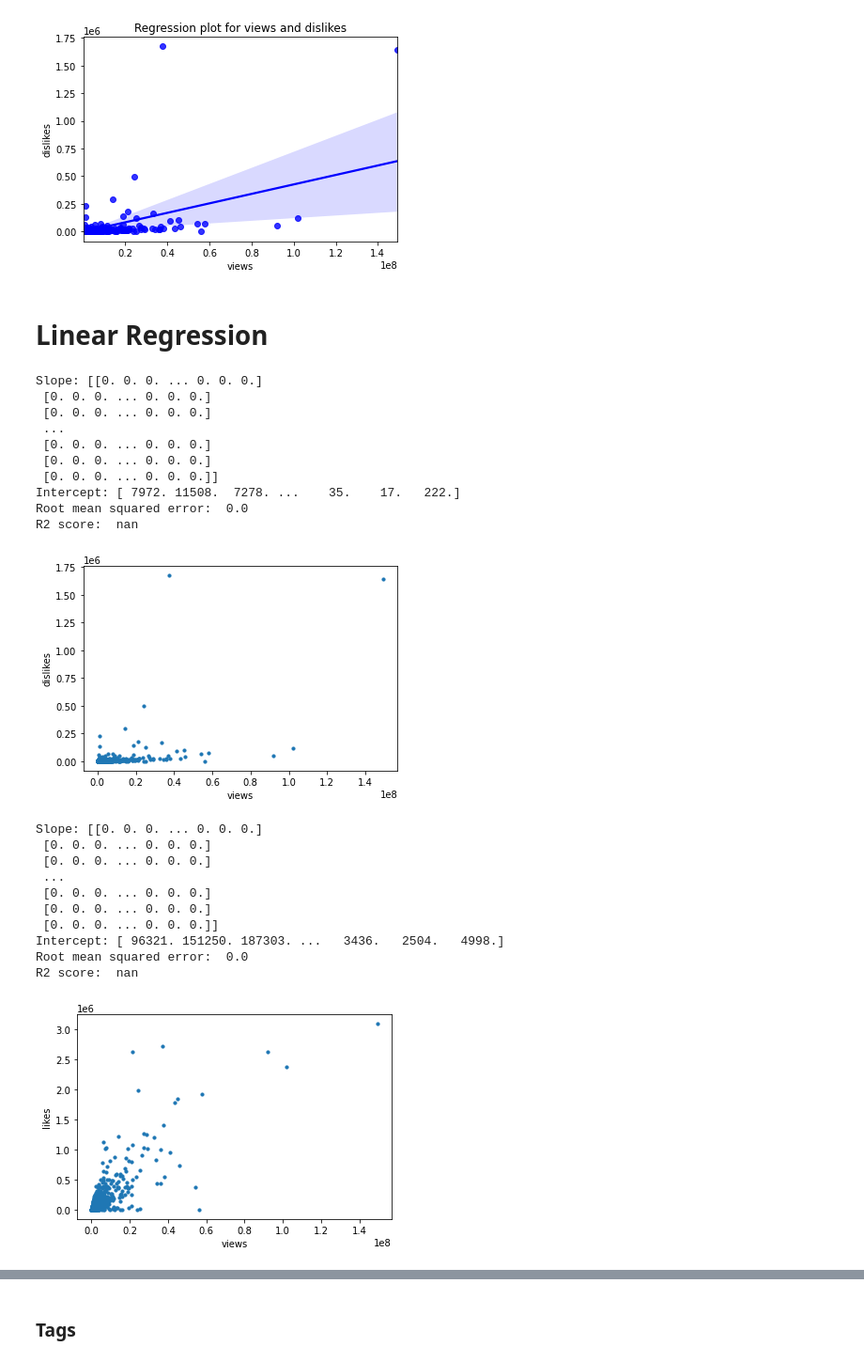
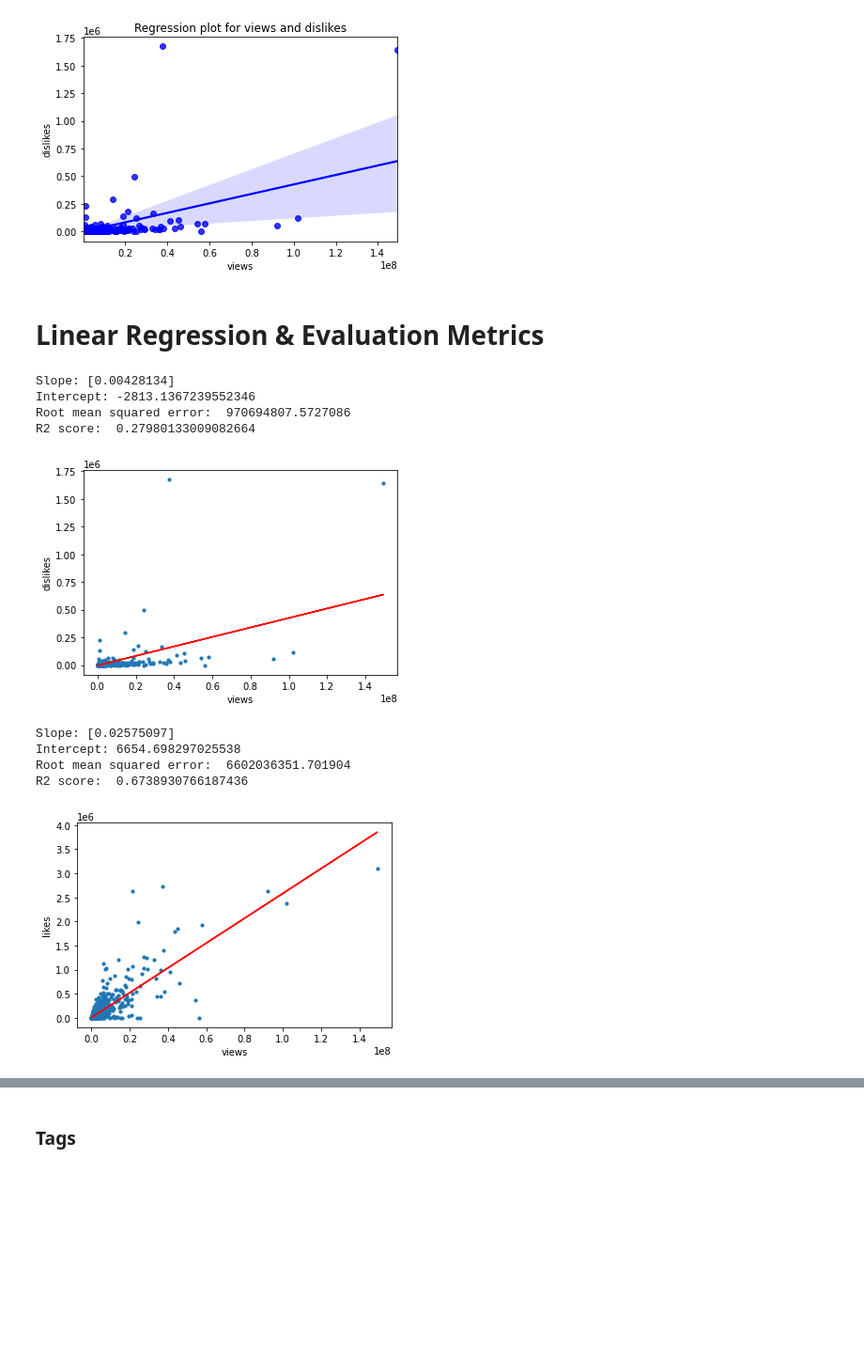
Before and after one commit to COGS118A/Group035-Sp22, a Jupyter notebook: Checkpoint_DataExploration.ipynb, the cells around one changed output, grey strips where cells are left out. Shown: that part at 94% size. Drawn from its saved outputs; the diff is of its cells as text; code cells hidden in the pictures; blank space fills up the shorter version.

Commit message:
Updates to Linear Regression Code

```diff
--- a/Checkpoint_DataExploration.ipynb
+++ b/Checkpoint_DataExploration.ipynb
@@ -47,15 +47,15 @@ plt.title('Regression plot for views and dislikes')
 Text(0.5, 1.0, 'Regression plot for views and dislikes')
 [figure]
 # %% [markdown]
-# Linear Regression
+# Linear Regression & Evaluation Metrics
 # %%
 from sklearn.linear_model import LinearRegression
 from sklearn.metrics import mean_squared_error, r2_score
 
-def linear_regression(var_1,var_2):
+def linear_regression(df,var_1,var_2):
 
-    x = np.array(df[var_1]).reshape(1, -1)
-    y = np.array(df[var_2]).reshape(1, -1)
+    x = np.array(df[[var_1]])
+    y = np.array(df[var_2])
 
     # Model initialization
     regression_model = LinearRegression()
@@ -84,31 +84,19 @@ def linear_regression(var_1,var_2):
     plt.plot(x, y_predicted, color='red')
     plt.show()
 # %%
-linear_regression('views','dislikes')
+linear_regression(df,'views','dislikes')
 # %% [output]
-Slope: [[0. 0. 0. ... 0. 0. 0.]
- [0. 0. 0. ... 0. 0. 0.]
- [0. 0. 0. ... 0. 0. 0.]
- ...
- [0. 0. 0. ... 0. 0. 0.]
- [0. 0. 0. ... 0. 0. 0.]
- [0. 0. 0. ... 0. 0. 0.]]
-Intercept: [ 7972. 11508.  7278. ...    35.    17.   222.]
-Root mean squared error:  0.0
-R2 score:  nan
+Slope: [0.00428134]
+Intercept: -2813.1367239552346
+Root mean squared error:  970694807.5727086
+R2 score:  0.27980133009082664
-[figure, old version]
+[figure, new version]
 # %%
-linear_regression('views','likes')
+linear_regression(df,'views','likes')
 # %% [output]
-Slope: [[0. 0. 0. ... 0. 0. 0.]
- [0. 0. 0. ... 0. 0. 0.]
- [0. 0. 0. ... 0. 0. 0.]
- ...
- [0. 0. 0. ... 0. 0. 0.]
- [0. 0. 0. ... 0. 0. 0.]
- [0. 0. 0. ... 0. 0. 0.]]
-Intercept: [ 96321. 151250. 187303. ...   3436.   2504.   4998.]
-Root mean squared error:  0.0
-R2 score:  nan
+Slope: [0.02575097]
+Intercept: 6654.698297025538
+Root mean squared error:  6602036351.701904
+R2 score:  0.6738930766187436
-[figure, old version]
+[figure, new version]
 # %%
```
Also changed, not shown: parts of 8 cells of this notebook.
